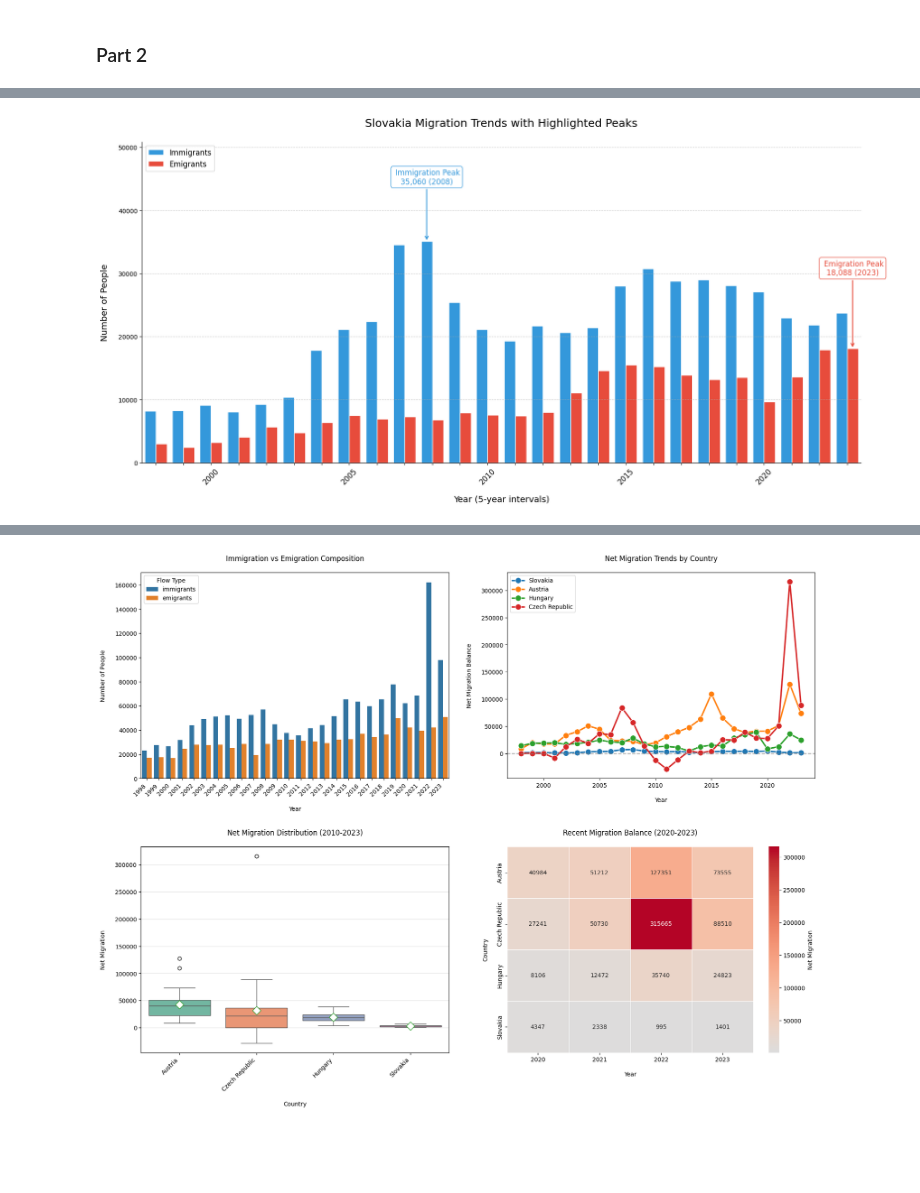
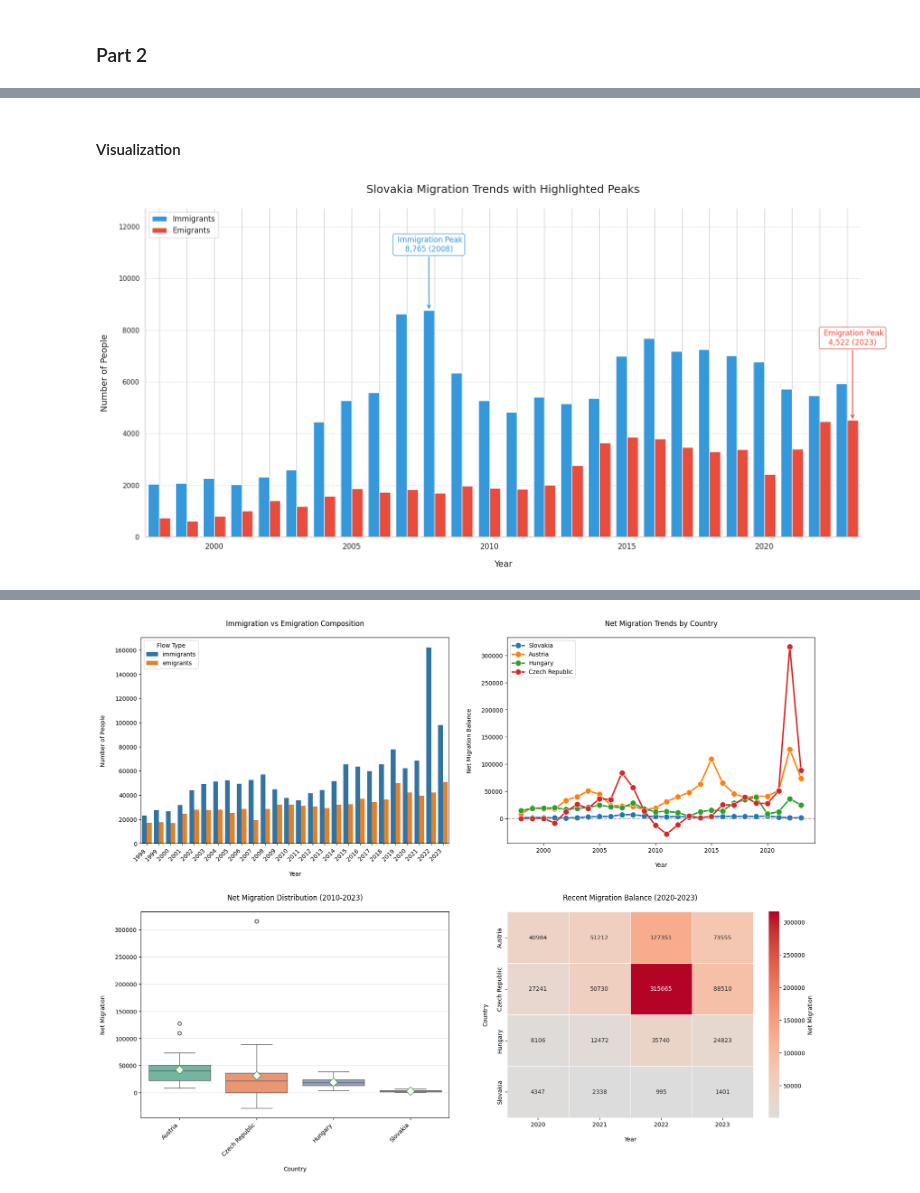
Before and after one commit to loveBeatles/datavis_project, a Jupyter notebook: group_project.ipynb, the cells around one changed output, grey strips where cells are left out. Drawn from its saved outputs; the diff is of its cells as text; code cells hidden in the pictures; blank space fills up the shorter version.

Commit message:
fixed the data loading part

```diff
--- a/group_project.ipynb
+++ b/group_project.ipynb
@@ -1038 +1178,17 @@ ua_asylum = pd.read_csv(ua_asylum_url)
+# %%
+emigration_whole_cleaned = clean_migration_data(emigration_whole)
+immigration_whole_cleaned = clean_migration_data(immigration_whole)
+asylum_eurostat_cleaned = clean_asylum_data(asylum_eurostat)
+# %%
+### --- DATA MERGE --- ###
+migration_data = pd.merge(
+    immigration_whole_cleaned.rename(columns={'count': 'immigrants'}),
+    emigration_whole_cleaned.rename(columns={'count': 'emigrants'}),
+    on=['country', 'year'],
+    how='outer'
+)
+
+# Filter for target countries
+target_countries = ['SK', 'AT', 'HU', 'CZ', 'PL']  # Slovakia, Austria, Hungary, Czechia, Poland
+migration_data_sk_neighbors = migration_data[migration_data['country'].isin(target_countries)]
 # %%
@@ -1106,19 +1264,18 @@ migration_data = migration_data.fillna(0)
+# %% [markdown]
+#### Visualization
 # %%
 ### --- Slovakia Migration Plot --- ###
-def plot_slovakia_migration():
+def plot_slovakia_migration(data):
     """Migration plot"""
 
     # Load and prepare data
-    sk_data = migration_data[migration_data['country'] == 'SK'].copy()
+    sk_data = data[data['country'] == 'SK'].copy()
 
-    # Aggregate duplicate years and sort
-    sk_data = sk_data.groupby('year', as_index=False).agg({
-        'immigrants': 'sum',
-        'emigrants': 'sum'
-    }).sort_values('year').reset_index(drop=True)
+    sk_data['year'] = sk_data['year'].astype(int)
+    sk_data = sk_data.sort_values('year').reset_index(drop=True)
 
     # Create figure
-    plt.figure(figsize=(18, 9))
+    fig = plt.figure(figsize=(18, 9))
     ax = plt.gca()
 
     # Visual parameters
@@ -1137,7 +1294,7 @@ def plot_slovakia_migration():
     # Configure x-axis (5-year intervals)
     xtick_labels = [str(y) if y%5 == 0 else '' for y in years]
     ax.set_xticks(x_pos)
-    ax.set_xticklabels(xtick_labels, rotation=45, fontsize=12)
+    ax.set_xticklabels(xtick_labels, fontsize=12)
 
     # Find peak values
     max_imm = sk_data['immigrants'].max()
@@ -1163,33 +1320,36 @@ def plot_slovakia_migration():
                 ha='center', va='bottom', fontsize=12, color=color_imm,
                 bbox=dict(boxstyle='round,pad=0.3', fc='white', ec=color_imm, alpha=0.9))
 
     # Emigration annotation
     ax.annotate(f' Emigration Peak\n{int(max_emi):,} ({max_emi_year})',
                 xy=(emi_x, max_emi),
                 xytext=(emi_x, max_emi + y_gap*1.8),
                 arrowprops=dict(arrowstyle='->', lw=1.5, color=color_emi,
                                 connectionstyle='angle3,angleA=0,angleB=90'),
                 ha='center', va='bottom', fontsize=12, color=color_emi,
                 bbox=dict(boxstyle='round,pad=0.3', fc='white', ec=color_emi, alpha=0.9))
 
     # Formatting
     ax.set_title('Slovakia Migration Trends with Highlighted Peaks', fontsize=18, pad=25)
-    ax.set_xlabel('Year (5-year intervals)', fontsize=14, labelpad=15)
+    ax.set_xlabel('Year', fontsize=14, labelpad=15)
     ax.set_ylabel('Number of People', fontsize=14, labelpad=15)
     ax.yaxis.grid(True, linestyle='--', alpha=0.6)
     ax.legend(frameon=True, fontsize=12, loc='upper left')
 
     # Set axis limits
     ax.set_ylim(top=max(max_imm, max_emi)*1.45)
     ax.set_xlim(-0.5, len(years)-0.5)
 
     # Remove spines
     for spine in ['top', 'right']:
         ax.spines[spine].set_visible(False)
 
     plt.tight_layout()
     plt.show()
 
-plot_slovakia_migration()
+    # Save figure
+    fig_save(fig, 'img/slovakia_migration_trends.png')
+
+plot_slovakia_migration(migration_data_sk_neighbors)
 # %% [output]
-[figure, old version]
+[figure, new version]
```
Also changed, not shown: parts of 23 cells of this notebook.
